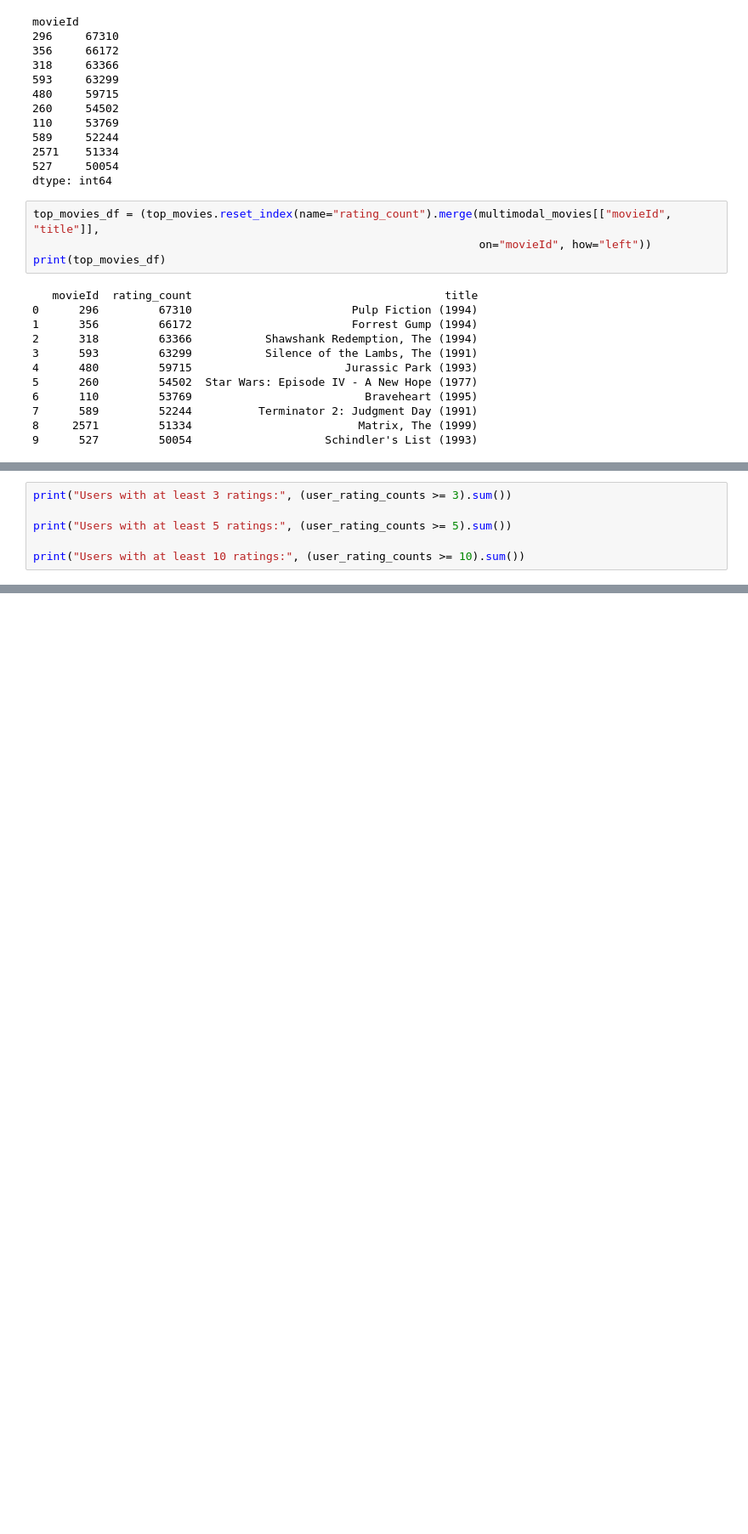
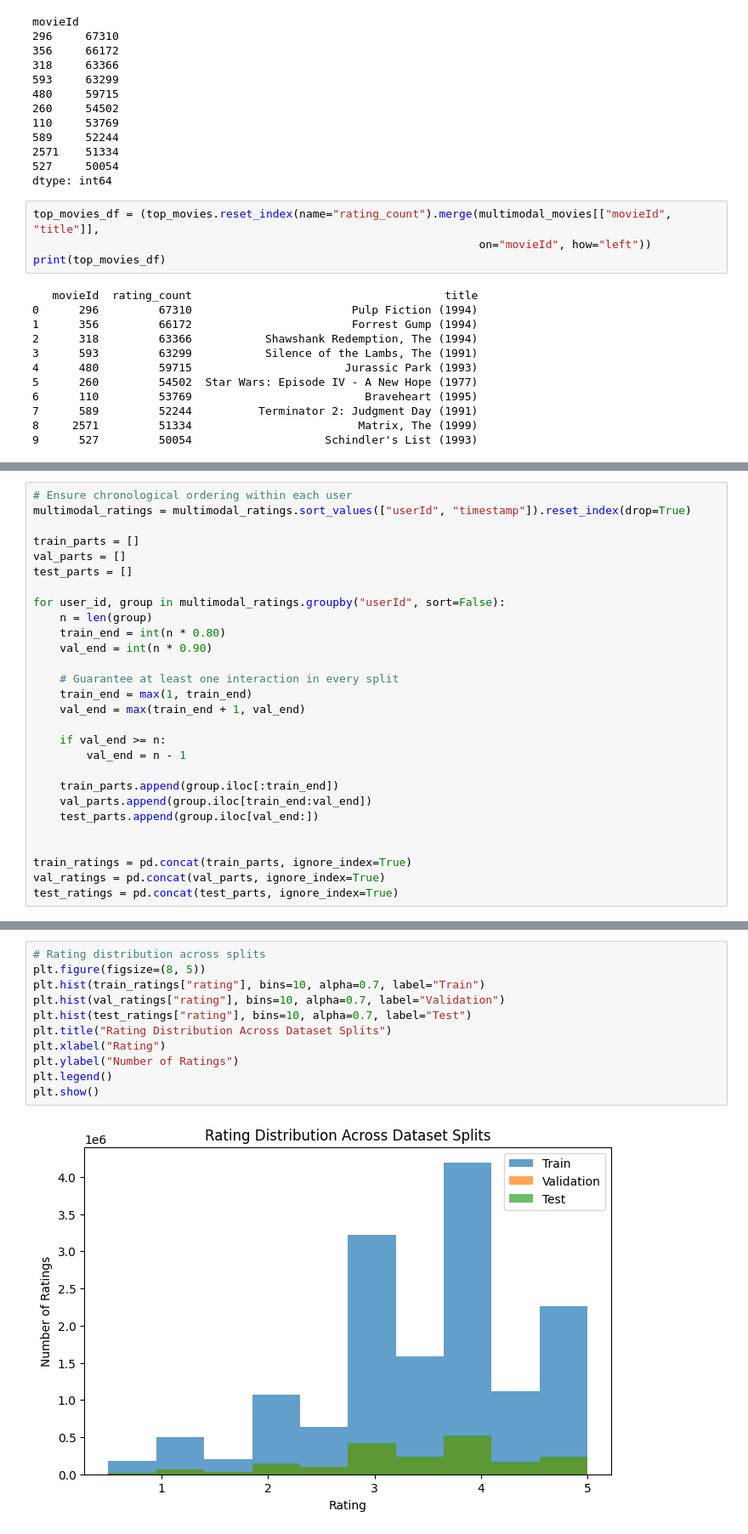
Before and after one commit to Hemanthsai456/Leveraging-Poster-and-Trailer-Audio-Embeddings-for-Cold-Start-Movie-Recommendation, a Jupyter notebook: notebooks/01_Notebook.ipynb, the cells around one changed output, grey strips where cells are left out. Shown at 85% size. Saved outputs shown, nothing was run; the diff lists cells and outputs as text; blank space fills up the shorter version.

Commit message:
add EDA, chronological train/val/test split, and checkpoint saving

```diff
--- a/notebooks/01_Notebook.ipynb
+++ b/notebooks/01_Notebook.ipynb
@@ -339,6 +350,28 @@ dtype: float64
 # %%
-print("Users with at least 3 ratings:", (user_rating_counts >= 3).sum())
+# Ensure chronological ordering within each user
+multimodal_ratings = multimodal_ratings.sort_values(["userId", "timestamp"]).reset_index(drop=True)
 
-print("Users with at least 5 ratings:", (user_rating_counts >= 5).sum())
+train_parts = []
+val_parts = []
+test_parts = []
 
-print("Users with at least 10 ratings:", (user_rating_counts >= 10).sum())
+for user_id, group in multimodal_ratings.groupby("userId", sort=False):
+    n = len(group)
+    train_end = int(n * 0.80)
+    val_end = int(n * 0.90)
+
+    # Guarantee at least one interaction in every split
+    train_end = max(1, train_end)
+    val_end = max(train_end + 1, val_end)
+
+    if val_end >= n:
+        val_end = n - 1
+
+    train_parts.append(group.iloc[:train_end])
+    val_parts.append(group.iloc[train_end:val_end])
+    test_parts.append(group.iloc[val_end:])
+
+
+train_ratings = pd.concat(train_parts, ignore_index=True)
+val_ratings = pd.concat(val_parts, ignore_index=True)
+test_ratings = pd.concat(test_parts, ignore_index=True)
@@ -348,0 +462,13 @@ Users with at least 10 ratings: 138493
+# %%
+# Rating distribution across splits
+plt.figure(figsize=(8, 5))
+plt.hist(train_ratings["rating"], bins=10, alpha=0.7, label="Train")
+plt.hist(val_ratings["rating"], bins=10, alpha=0.7, label="Validation")
+plt.hist(test_ratings["rating"], bins=10, alpha=0.7, label="Test")
+plt.title("Rating Distribution Across Dataset Splits")
+plt.xlabel("Rating")
+plt.ylabel("Number of Ratings")
+plt.legend()
+plt.show()
+# %% [output]
+[figure, added]
```
Also changed, not shown: parts of 34 cells of this notebook.
